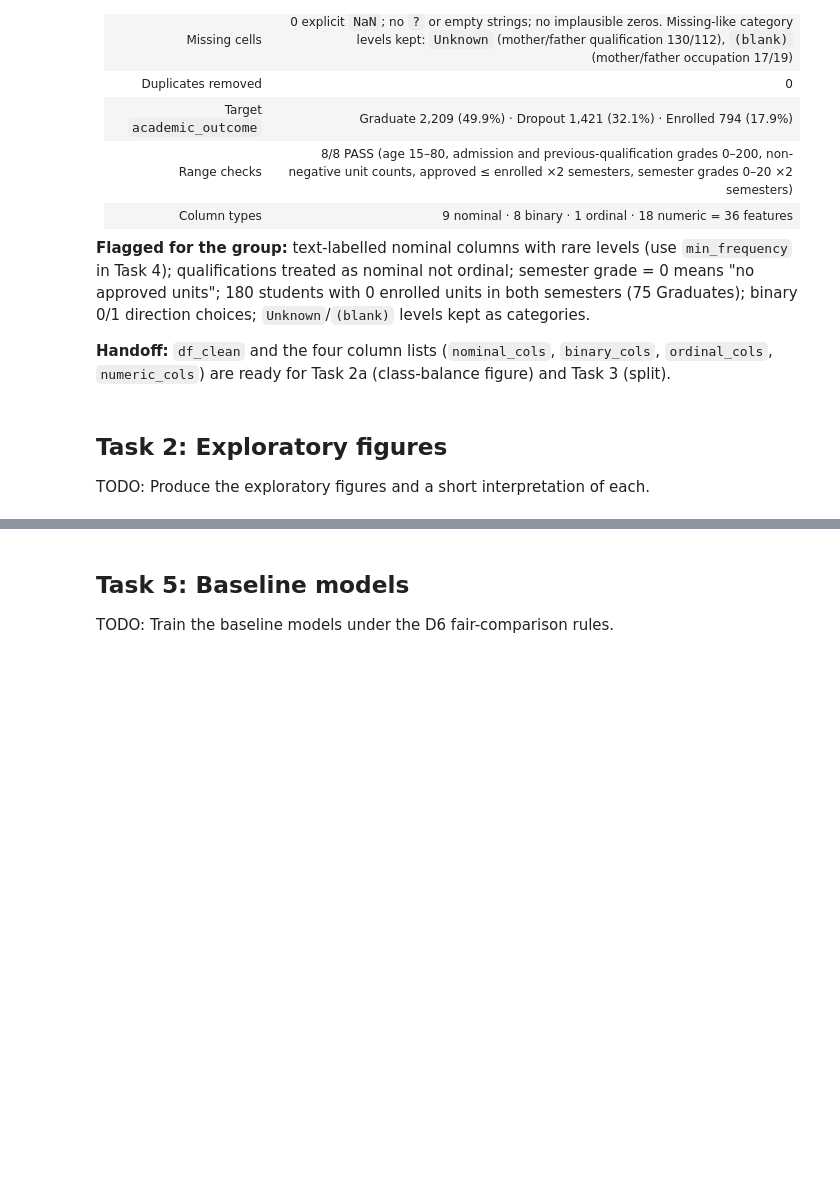
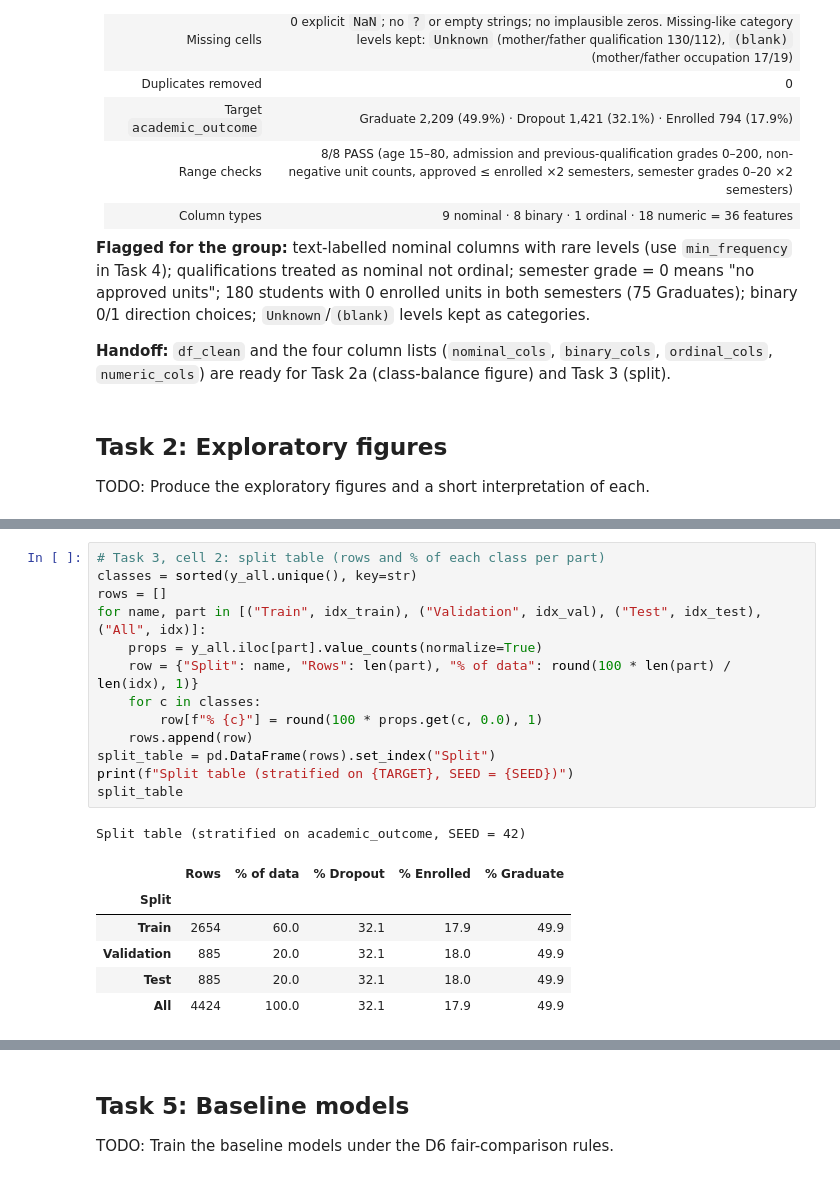
Before and after one commit to mremani11/DS3000-Project, a Jupyter notebook: DS3000_Project_Group03.ipynb, the cells around one changed output, grey strips where cells are left out. Saved outputs shown, nothing was run; the diff lists cells and outputs as text; blank space fills up the shorter version.

Commit message:
Tasks 3-4: split checks, split table, load_split(), preprocessing pipeline, leakage checks

```diff
--- a/DS3000_Project_Group03.ipynb
+++ b/DS3000_Project_Group03.ipynb
@@ -465,0 +505,21 @@ TODO: Build one shared preprocessing pipeline, fitted on training data only.
+# %%
+# Task 3, cell 2: split table (rows and % of each class per part)
+classes = sorted(y_all.unique(), key=str)
+rows = []
+for name, part in [("Train", idx_train), ("Validation", idx_val), ("Test", idx_test), ("All", idx)]:
+    props = y_all.iloc[part].value_counts(normalize=True)
+    row = {"Split": name, "Rows": len(part), "% of data": round(100 * len(part) / len(idx), 1)}
+    for c in classes:
+        row[f"% {c}"] = round(100 * props.get(c, 0.0), 1)
+    rows.append(row)
+split_table = pd.DataFrame(rows).set_index("Split")
+print(f"Split table (stratified on {TARGET}, SEED = {SEED})")
+split_table
+# %% [output]
+Split table (stratified on academic_outcome, SEED = 42)
+|  | Rows | % of data | % Dropout | % Enrolled | % Graduate |
+| Split |  |  |  |  |  |
+| Train | 2654 | 60.0 | 32.1 | 17.9 | 49.9 |
+| Validation | 885 | 20.0 | 32.1 | 18.0 | 49.9 |
+| Test | 885 | 20.0 | 32.1 | 18.0 | 49.9 |
+| All | 4424 | 100.0 | 32.1 | 17.9 | 49.9 |
```
Also changed, not shown: parts of 10 cells of this notebook.
